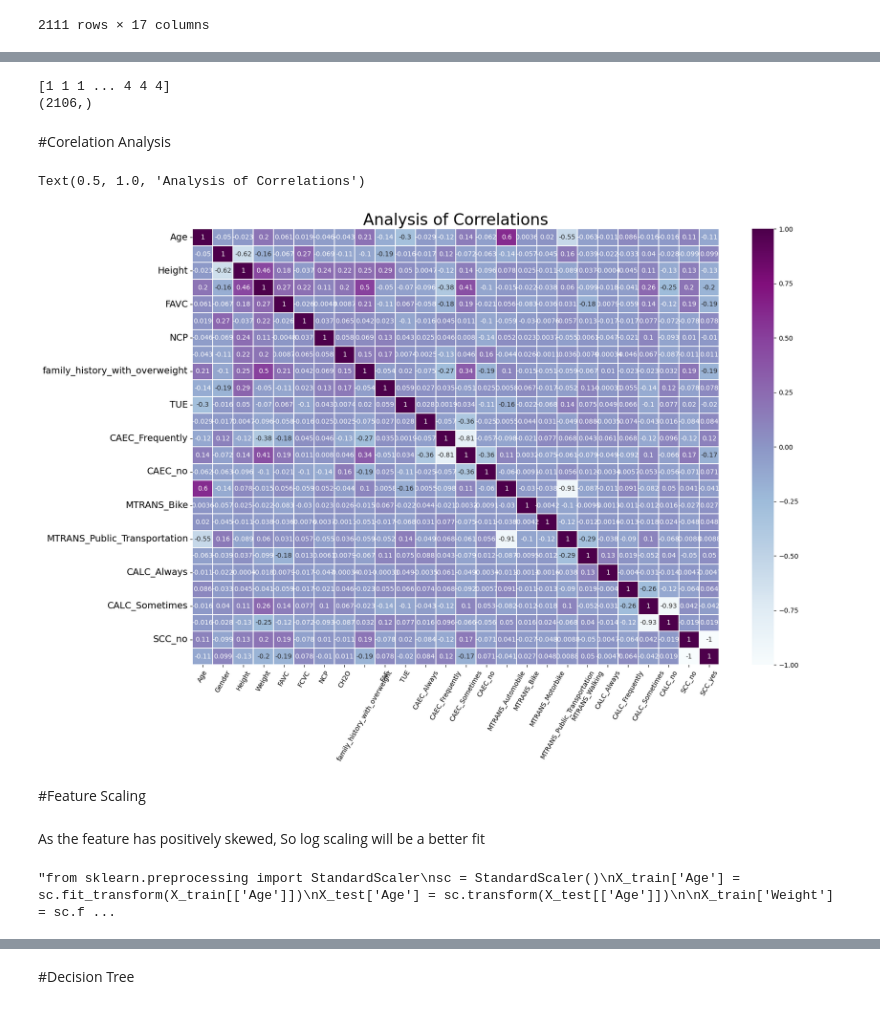
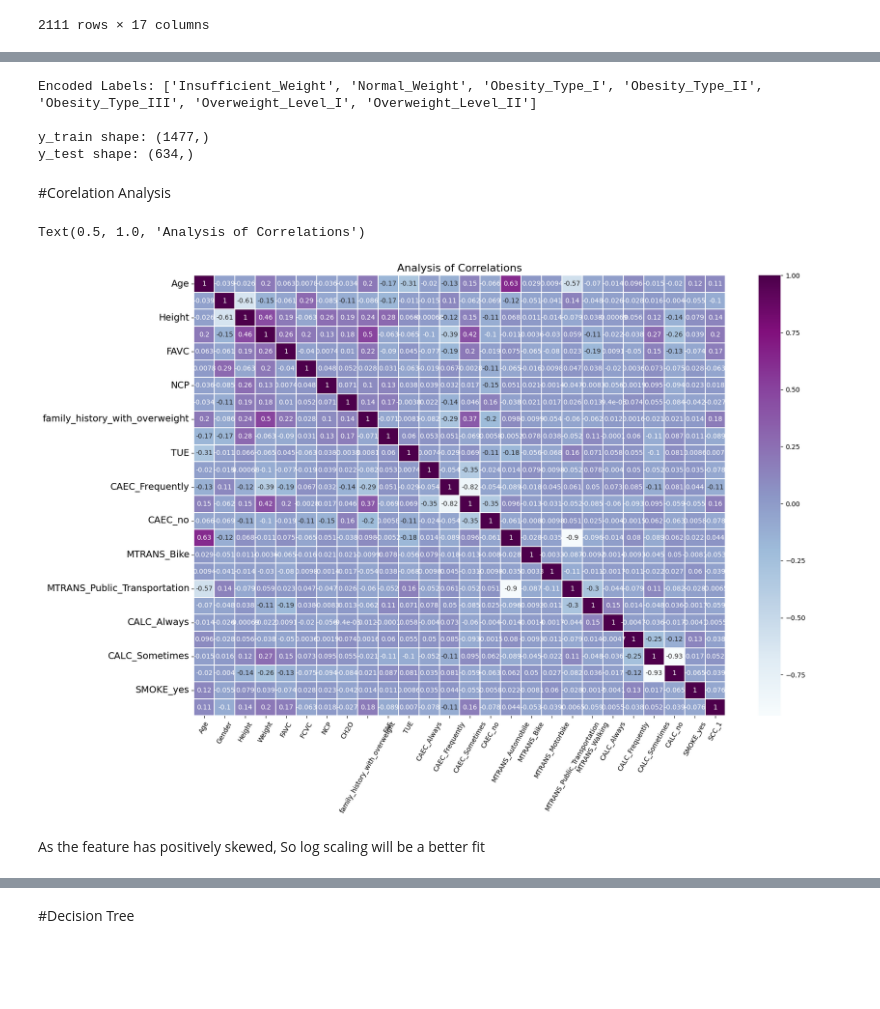
Before and after one commit to Riasat38/Estimation-On-Obesity-Levels, a Jupyter notebook: Obesity_Classification_(CSE422_Project).ipynb, the cells around one changed output, grey strips where cells are left out. Drawn from its saved outputs; the diff is of its cells as text; code cells hidden in the pictures; blank space fills up the shorter version.

```diff
--- a/Obesity_Classification_(CSE422_Project).ipynb
+++ b/Obesity_Classification_(CSE422_Project).ipynb
@@ -379,2 +216,3 @@ Similarly to gender bayes family history with overweight also play a role in wei
 # %%
-X['family_history_with_overweight'] = X['family_history_with_overweight'].map({'no': 0, 'yes': 1})
+X_train['family_history_with_overweight'] = X_train['family_history_with_overweight'].map({'no': 0, 'yes': 1})
+X_test['family_history_with_overweight'] = X_test['family_history_with_overweight'].map({'no': 0, 'yes': 1})
@@ -415,0 +221,3 @@ dtype: int64
+# %%
+X_train['FAVC'] = X_train['FAVC'].map({'no': 0, 'yes': 1})
+X_test['FAVC'] = X_test['FAVC'].map({'no': 0, 'yes': 1})
@@ -416 +226,24 @@ dtype: int64
+# %%
+X_train['SCC'] = X_train['SCC'].map({'no': 1, 'yes': 0})
+X_test['SCC'] = X_test['SCC'].map({'no': 1, 'yes': 0})
+# %%
+from sklearn.preprocessing import OneHotEncoder
+
+
+encoder = OneHotEncoder(sparse_output=False, handle_unknown='ignore', drop='if_binary') # drop='if_binary' to avoid creating two columns for binary features
+
+
+X_train_encoded = encoder.fit_transform(X_train[[ 'SMOKE', 'SCC']])
+X_test_encoded = encoder.transform(X_test[[ 'SMOKE', 'SCC']])
+
+
+feature_names = encoder.get_feature_names_out([ 'SMOKE', 'SCC'])
+X_train_encoded = pd.DataFrame(X_train_encoded, columns=feature_names, index=X_train.index)
+X_test_encoded = pd.DataFrame(X_test_encoded, columns=feature_names, index=X_test.index)
+
+X_train = pd.concat([X_train, X_train_encoded], axis=1)
+X_test = pd.concat([X_test, X_test_encoded], axis=1)
+
+X_train = X_train.drop([ 'SMOKE', 'SCC'], axis=1)
+X_test = X_test.drop([ 'SMOKE', 'SCC'], axis=1)
 # %%
@@ -436,23 +253,29 @@ pd.DataFrame(X)
 # %%
 from sklearn.preprocessing import LabelEncoder
+
 le = LabelEncoder()
-y = le.fit_transform(y)
-list(le.classes_)
-print(y)
-#print(dict(zip(le.classes_, range(len(le.classes_)))))
-print(y.shape)
+
+y_train = le.fit_transform(y_train)
+y_test = le.transform(y_test)
+
+print("Encoded Labels:", list(le.classes_))
+
+print("\ny_train shape:", y_train.shape)
+print("y_test shape:", y_test.shape)
 # %% [output]
-[1 1 1 ... 4 4 4]
-(2106,)
+Encoded Labels: ['Insufficient_Weight', 'Normal_Weight', 'Obesity_Type_I', 'Obesity_Type_II', 'Obesity_Type_III', 'Overweight_Level_I', 'Overweight_Level_II']
+
+y_train shape: (1477,)
+y_test shape: (634,)
 # %% [markdown]
 #Corelation Analysis
 # %%
-sns.heatmap(X.corr(), annot = True, cmap = "BuPu", linewidths= 0.3)
+sns.heatmap(X_train.corr(), annot = True, cmap = "BuPu", linewidths= 0.3)
 fig = plt.gcf()
 fig.set_size_inches(18,12)
 plt.xticks(rotation = 60, size = 10)
 plt.yticks(size = 14)
-plt.title('Analysis of Correlations', size = 24)
+plt.title('Analysis of Correlations', size = 16)
 # %% [output]
 Text(0.5, 1.0, 'Analysis of Correlations')
-[figure, old version]
+[figure, new version]
@@ -462,5 +282,3 @@ X_train, X_test, y_train, y_test = train_test_split(X, y, test_size=0.30, random
-# %% [markdown]
-#Feature Scaling
 # %% [markdown]
 As the feature has positively skewed, So log scaling will be a better fit
 # %%
@@ -471,16 +289,6 @@ X_test['Age'] = sc.transform(X_test[['Age']])
 
 X_train['Weight'] = sc.fit_transform(X_train[['Weight']])
 X_test['Weight'] = sc.transform(X_test[['Weight']])
-# %%
-"""from sklearn.preprocessing import StandardScaler
-sc = StandardScaler()
-X_train['Age'] = sc.fit_transform(X_train[['Age']])
-X_test['Age'] = sc.transform(X_test[['Age']])
-
-X_train['Weight'] = sc.fit_transform(X_train[['Weight']])
-X_test['Weight'] = sc.transform(X_test[['Weight']])"""
-# %% [output]
-"from sklearn.preprocessing import StandardScaler\nsc = StandardScaler()\nX_train['Age'] = sc.fit_transform(X_train[['Age']])\nX_test['Age'] = sc.transform(X_test[['Age']])\n\nX_train['Weight'] = sc.f ...
 # %%
 X_train
 # %% [output]
```
Also changed, not shown: parts of 75 cells of this notebook.
